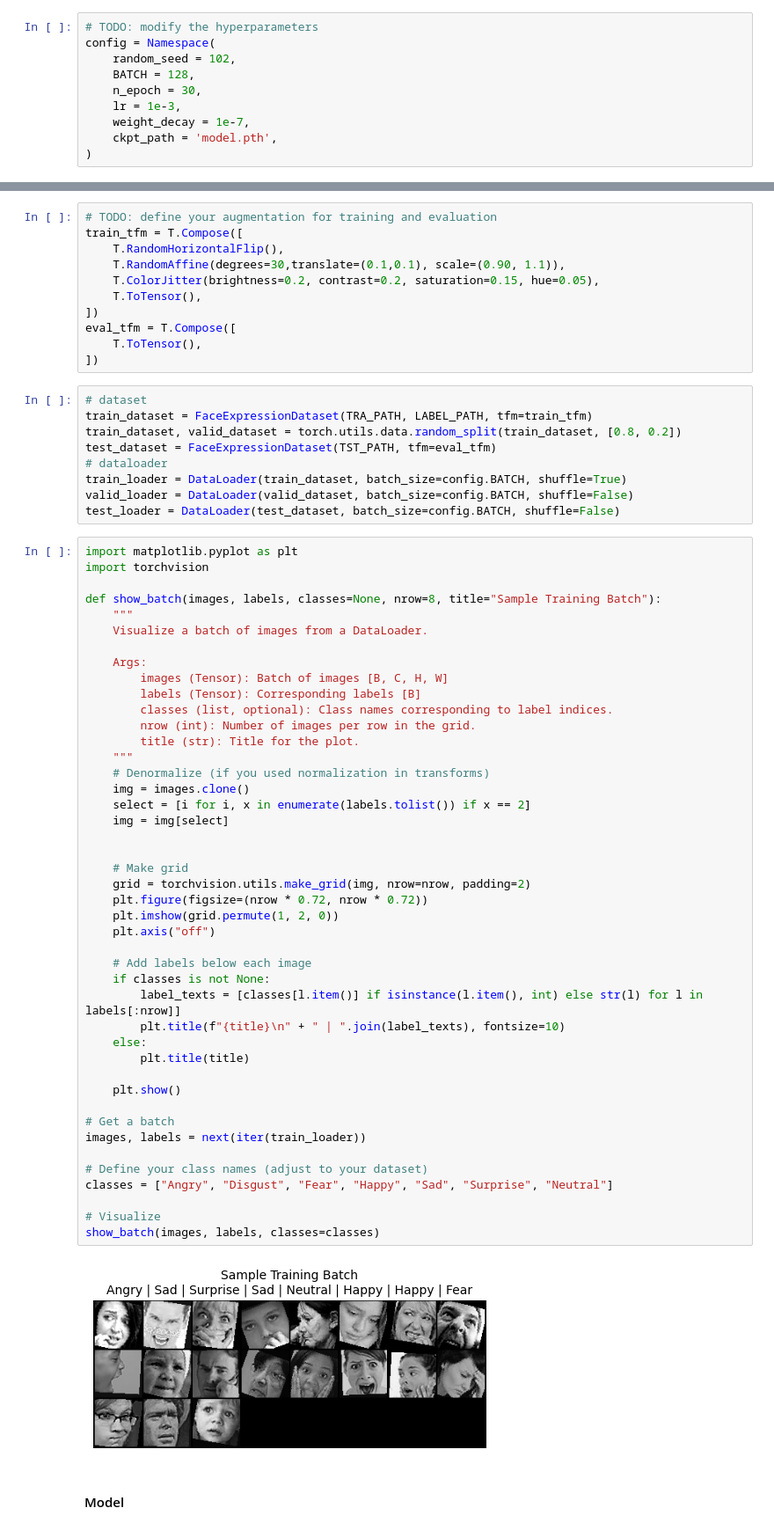
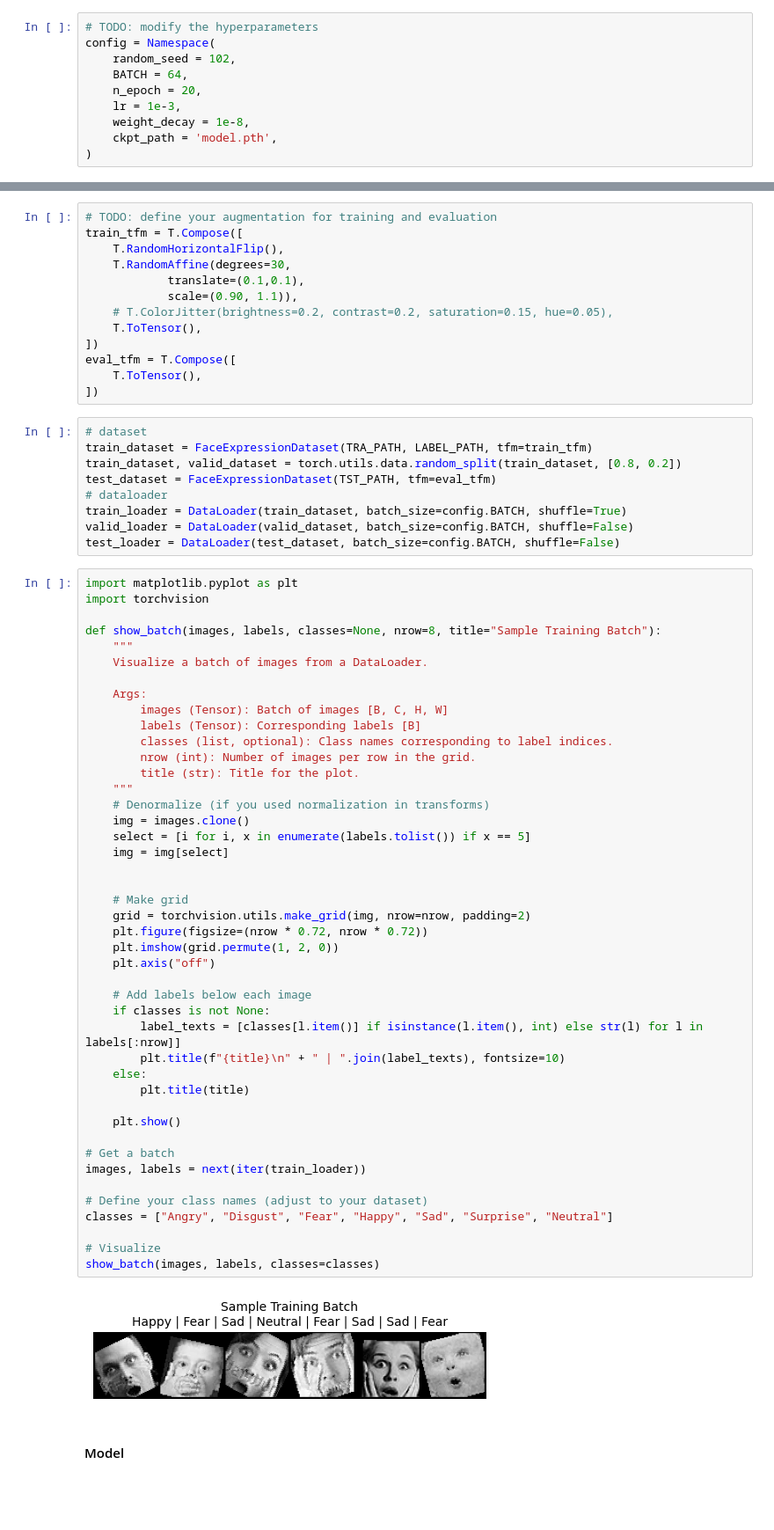
Before and after one commit to Tank86092/NTU2025ML, a Jupyter notebook: HW2/2025ML_HW2_pretrained.ipynb, the cells around one changed output, grey strips where cells are left out. Shown at 88% size. Saved outputs shown, nothing was run; the diff lists cells and outputs as text; blank space fills up the shorter version.

```diff
--- a/HW2/2025ML_HW2_pretrained.ipynb
+++ b/HW2/2025ML_HW2_pretrained.ipynb
@@ -46,10 +46,10 @@ from tqdm import tqdm
 # TODO: modify the hyperparameters
 config = Namespace(
     random_seed = 102,
-    BATCH = 128,
-    n_epoch = 30,
+    BATCH = 64,
+    n_epoch = 20,
     lr = 1e-3,
-    weight_decay = 1e-7,
+    weight_decay = 1e-8,
     ckpt_path = 'model.pth',
 )
 # %%
@@ -97,8 +97,10 @@ class FaceExpressionDataset(Dataset):
 # TODO: define your augmentation for training and evaluation
 train_tfm = T.Compose([
     T.RandomHorizontalFlip(),
-    T.RandomAffine(degrees=30,translate=(0.1,0.1), scale=(0.90, 1.1)),
-    T.ColorJitter(brightness=0.2, contrast=0.2, saturation=0.15, hue=0.05),
+    T.RandomAffine(degrees=30,
+            translate=(0.1,0.1),
+            scale=(0.90, 1.1)),
+    # T.ColorJitter(brightness=0.2, contrast=0.2, saturation=0.15, hue=0.05),
     T.ToTensor(),
 ])
 eval_tfm = T.Compose([
@@ -130,35 +132,35 @@ def show_batch(images, labels, classes=None, nrow=8, title="Sample Training Batc
     """
     # Denormalize (if you used normalization in transforms)
     img = images.clone()
-    select = [i for i, x in enumerate(labels.tolist()) if x == 2]
+    select = [i for i, x in enumerate(labels.tolist()) if x == 5]
     img = img[select]
 
 
     # Make grid
     grid = torchvision.utils.make_grid(img, nrow=nrow, padding=2)
     plt.figure(figsize=(nrow * 0.72, nrow * 0.72))
     plt.imshow(grid.permute(1, 2, 0))
     plt.axis("off")
 
     # Add labels below each image
     if classes is not None:
         label_texts = [classes[l.item()] if isinstance(l.item(), int) else str(l) for l in labels[:nrow]]
         plt.title(f"{title}\n" + " | ".join(label_texts), fontsize=10)
     else:
         plt.title(title)
 
     plt.show()
 
 # Get a batch
 images, labels = next(iter(train_loader))
 
 # Define your class names (adjust to your dataset)
 classes = ["Angry", "Disgust", "Fear", "Happy", "Sad", "Surprise", "Neutral"]
 
 # Visualize
 show_batch(images, labels, classes=classes)
 # %% [output]
-[figure, old version]
+[figure, new version]
 # %% [markdown]
 #### Model
 # %%
```
Also changed, not shown: parts of 3 cells of this notebook.
